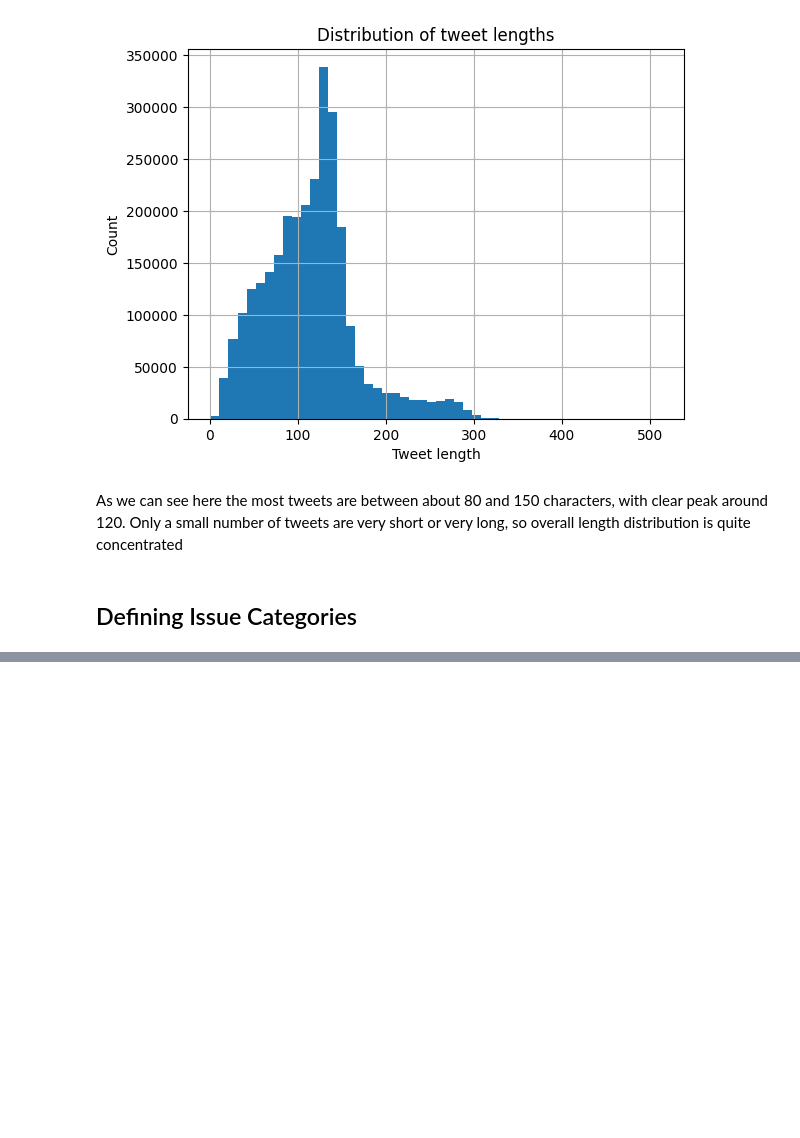
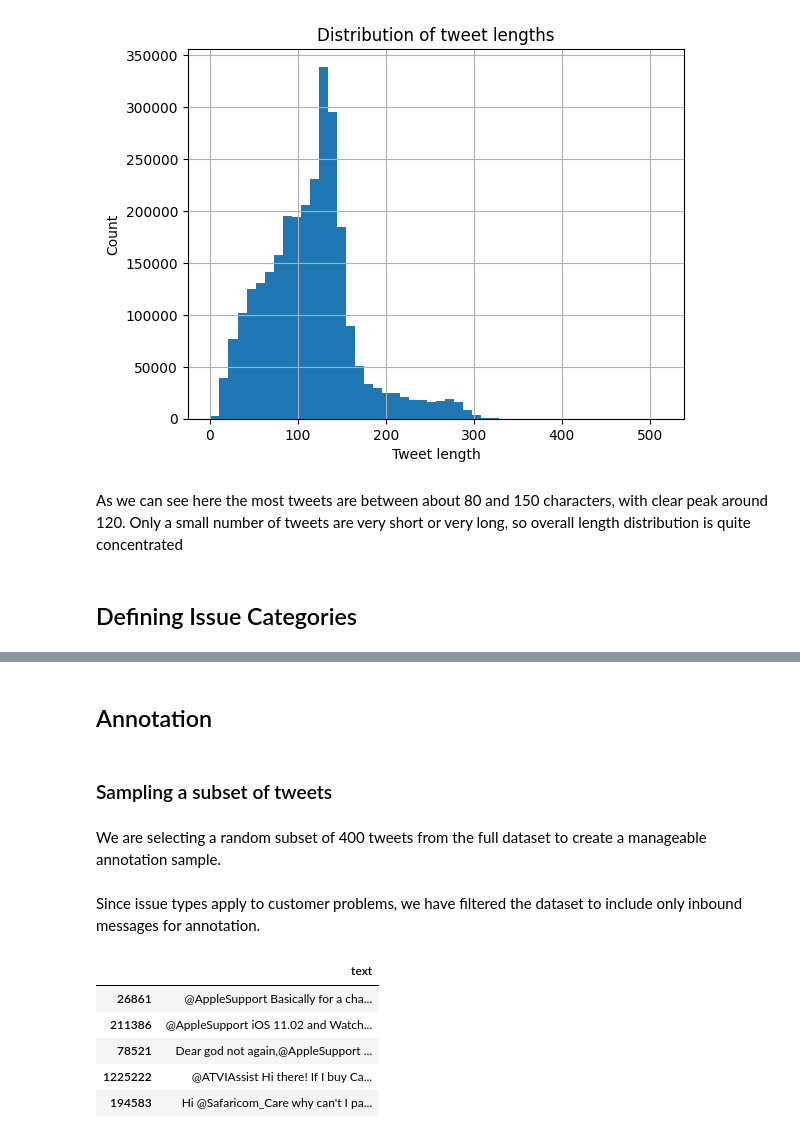
Before and after one commit to giorgi00798/NLP-Group-Assignment-Customer-Support-on-Twitter, a Jupyter notebook: NLP_Group_Assignment.ipynb, the cells around one changed output, grey strips where cells are left out. Drawn from its saved outputs; the diff is of its cells as text; code cells hidden in the pictures; blank space fills up the shorter version.

```diff
--- a/NLP_Group_Assignment.ipynb
+++ b/NLP_Group_Assignment.ipynb
@@ -92,2 +92,8 @@ We have selected six issue categories that reflect the most common types of cust
 
 These categories are simple, clear and business-relevant, which makes them suitable for manual annotation and model training.
+# %% [markdown]
+## Annotation
+# %% [markdown]
+### Sampling a subset of tweets
+# %% [markdown]
+We are selecting a random subset of 400 tweets from the full dataset to create a manageable annotation sample.
@@ -93,0 +102,12 @@ These categories are simple, clear and business-relevant, which makes them suita
+# %% [markdown]
+Since issue types apply to customer problems, we have filtered the dataset to include only inbound messages for annotation.
+# %%
+sample_df = customer_df.sample(400, random_state=42)[['text']]
+sample_df.head()
+# %% [output]
+|  | text |
+| 26861 | @AppleSupport Basically for a cha... |
+| 211386 | @AppleSupport iOS 11.02 and Watch... |
+| 78521 | Dear god not again,@AppleSupport ... |
+| 1225222 | @ATVIAssist Hi there! If I buy Ca... |
+| 194583 | Hi @Safaricom_Care why can't I pa... |
```
Also changed, not shown: parts of 7 cells of this notebook.
